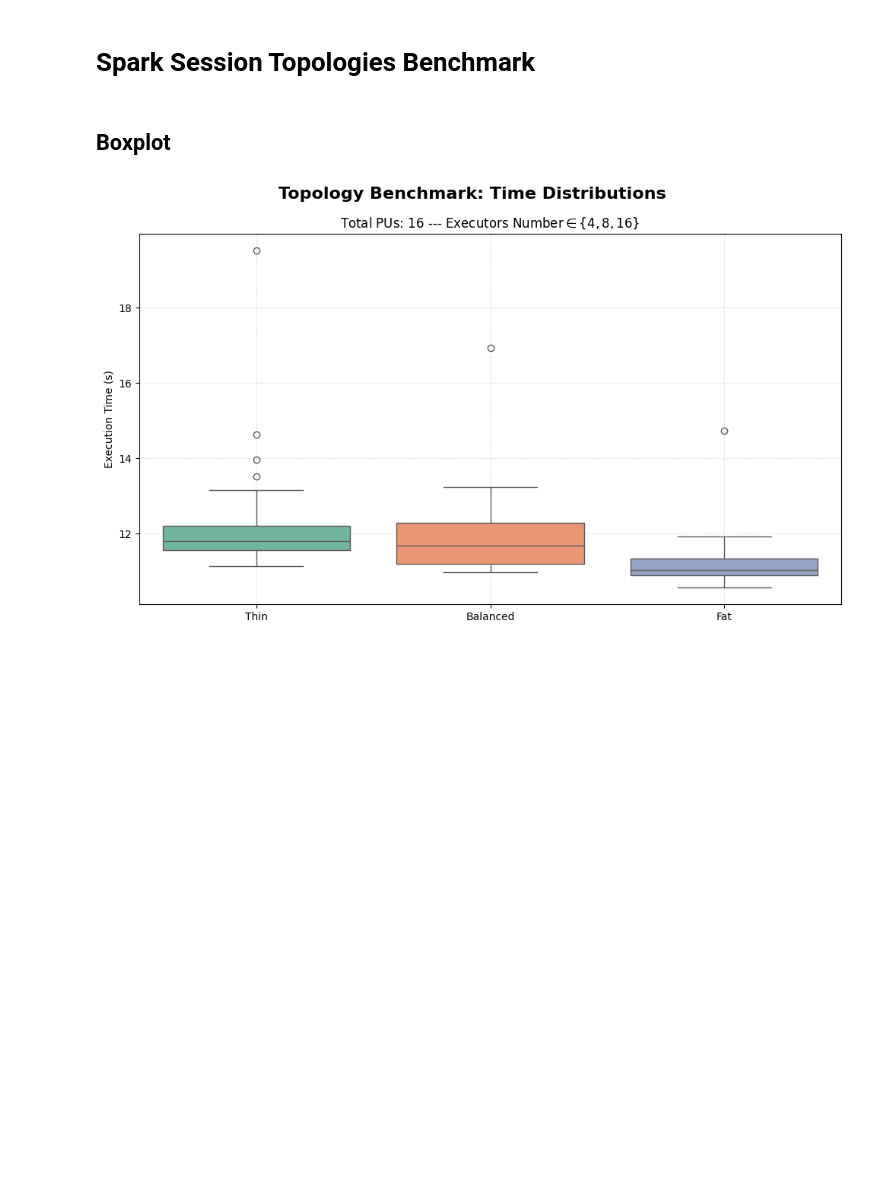
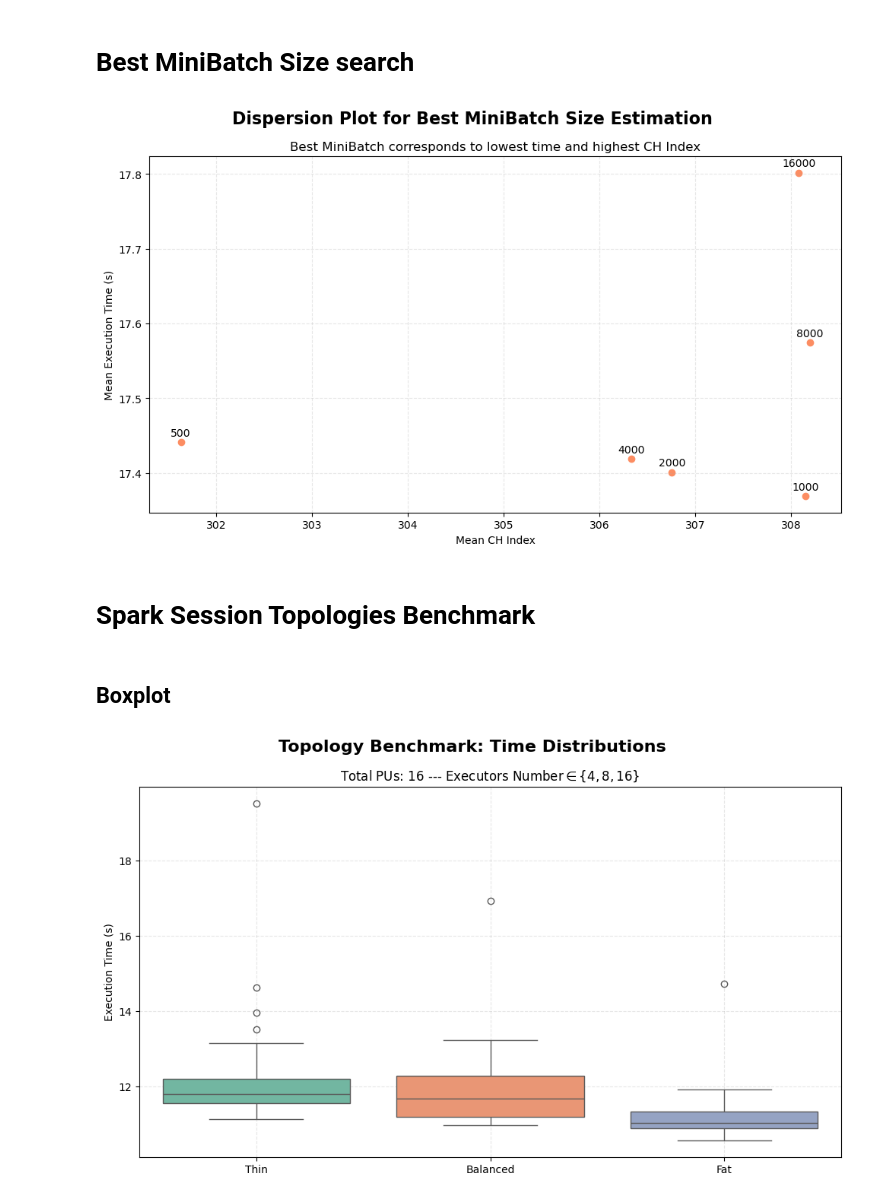
Before and after one commit to kevinbrugnera/Mini-batch-k-Means-Clustering, a Jupyter notebook: plot.ipynb, the cells around one changed output. Cells and saved outputs as stored; diff of their text form; code cells hidden in the pictures; blank space fills up the shorter version.

Commit message:
added dispersion plot

```diff
--- a/plot.ipynb
+++ b/plot.ipynb
@@ -9,6 +9,37 @@ from sklearn.manifold import TSNE
 palette_set2 = sns.color_palette("Set2")
 color_1 = palette_set2[0]
 color_2 = palette_set2[1]
+# %% [markdown]
+# Best MiniBatch Size search
+# %%
+b_data = pd.read_csv("runs/stats_b_search.csv")
+fig, ax = plt.subplots(figsize=(10, 6))
+ax.scatter(b_data['mean_ch'], b_data['mean_time'], color= color_2)
+
+for idx, row in b_data.iterrows():
+    # Estraiamo il valore di bsize (presumo sia un intero, quindi lo converto per sicurezza)
+    bsize = int(row['batch_size'])
+
+    ax.annotate(
+        f"{bsize}",
+        (row['mean_ch'], row['mean_time']),
+        textcoords="offset points",
+        xytext=(0, 6),
+        ha='center',
+        fontsize=10,
+        color='black'
+    )
+
+fig.suptitle('Dispersion Plot for Best MiniBatch Size Estimation', fontsize=16, fontweight='bold')
+ax.set_title('Best MiniBatch corresponds to lowest time and highest CH Index')
+ax.set_xlabel('Mean CH Index')
+ax.set_ylabel('Mean Execution Time (s)')
+
+plt.grid(linestyle='--', alpha=0.3)
+plt.tight_layout()
+plt.show()
+# %% [output]
+[figure, added]
 # %% [markdown]
 # Spark Session Topologies Benchmark
 # %%
```
